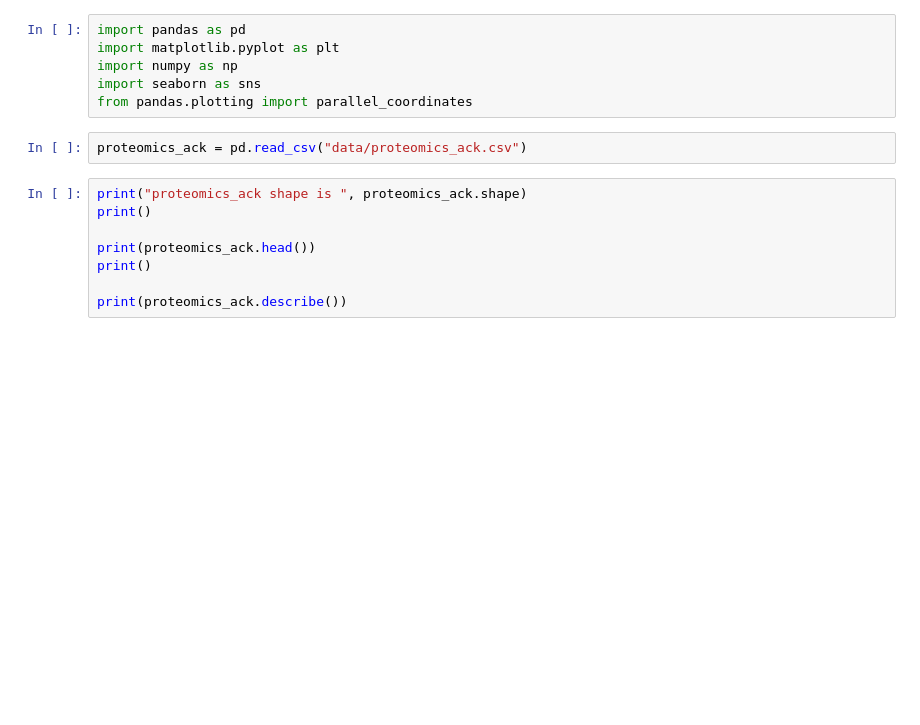
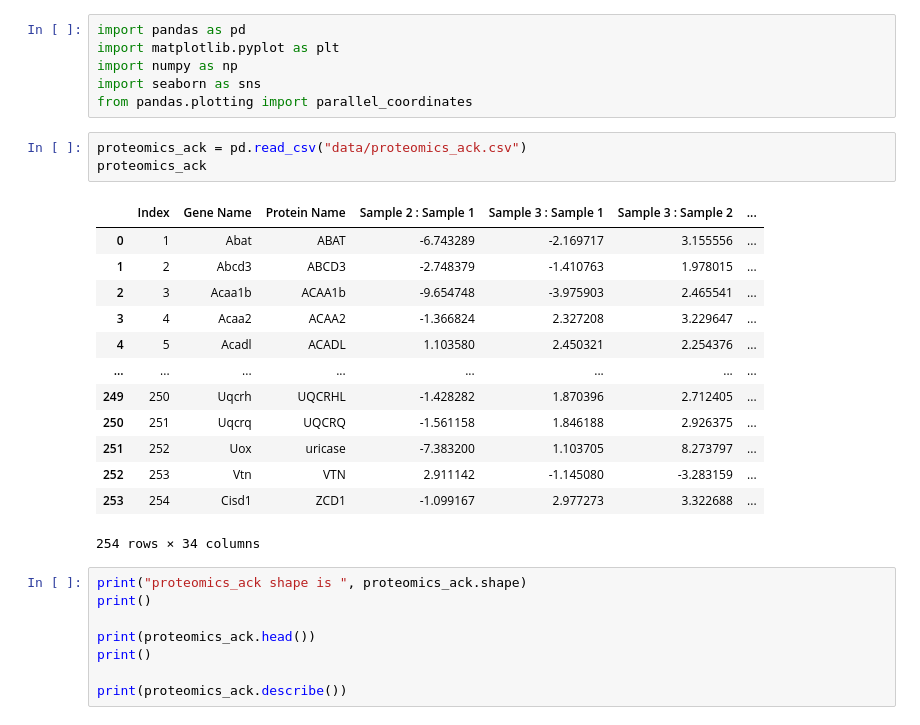
Before and after one commit to KyraGriffin/bmsip_internship_seta, a Jupyter notebook: data_exploration.ipynb, the cells around one changed output. Cells and saved outputs as stored; diff of their text form; blank space fills up the shorter version.

Commit message:
Transitioning to targetted focus of identifying proteins to focus on utilizng extreme slopes.

```diff
--- a/data_exploration.ipynb
+++ b/data_exploration.ipynb
@@ -8,6 +8,21 @@ import seaborn as sns
 from pandas.plotting import parallel_coordinates
 # %%
 proteomics_ack = pd.read_csv("data/proteomics_ack.csv")
+proteomics_ack
+# %% [output]
+|  | Index | Gene Name | Protein Name | Sample 2 : Sample 1 | Sample 3 : Sample 1 | Sample 3 : Sample 2 | ... |
+| 0 | 1 | Abat | ABAT | -6.743289 | -2.169717 | 3.155556 | ... |
+| 1 | 2 | Abcd3 | ABCD3 | -2.748379 | -1.410763 | 1.978015 | ... |
+| 2 | 3 | Acaa1b | ACAA1b | -9.654748 | -3.975903 | 2.465541 | ... |
+| 3 | 4 | Acaa2 | ACAA2 | -1.366824 | 2.327208 | 3.229647 | ... |
+| 4 | 5 | Acadl | ACADL | 1.103580 | 2.450321 | 2.254376 | ... |
+| ... | ... | ... | ... | ... | ... | ... | ... |
+| 249 | 250 | Uqcrh | UQCRHL | -1.428282 | 1.870396 | 2.712405 | ... |
+| 250 | 251 | Uqcrq | UQCRQ | -1.561158 | 1.846188 | 2.926375 | ... |
+| 251 | 252 | Uox | uricase | -7.383200 | 1.103705 | 8.273797 | ... |
+| 252 | 253 | Vtn | VTN | 2.911142 | -1.145080 | -3.283159 | ... |
+| 253 | 254 | Cisd1 | ZCD1 | -1.099167 | 2.977273 | 3.322688 | ... |
+254 rows × 34 columns
 # %%
 print("proteomics_ack shape is ", proteomics_ack.shape)
 print()
```
